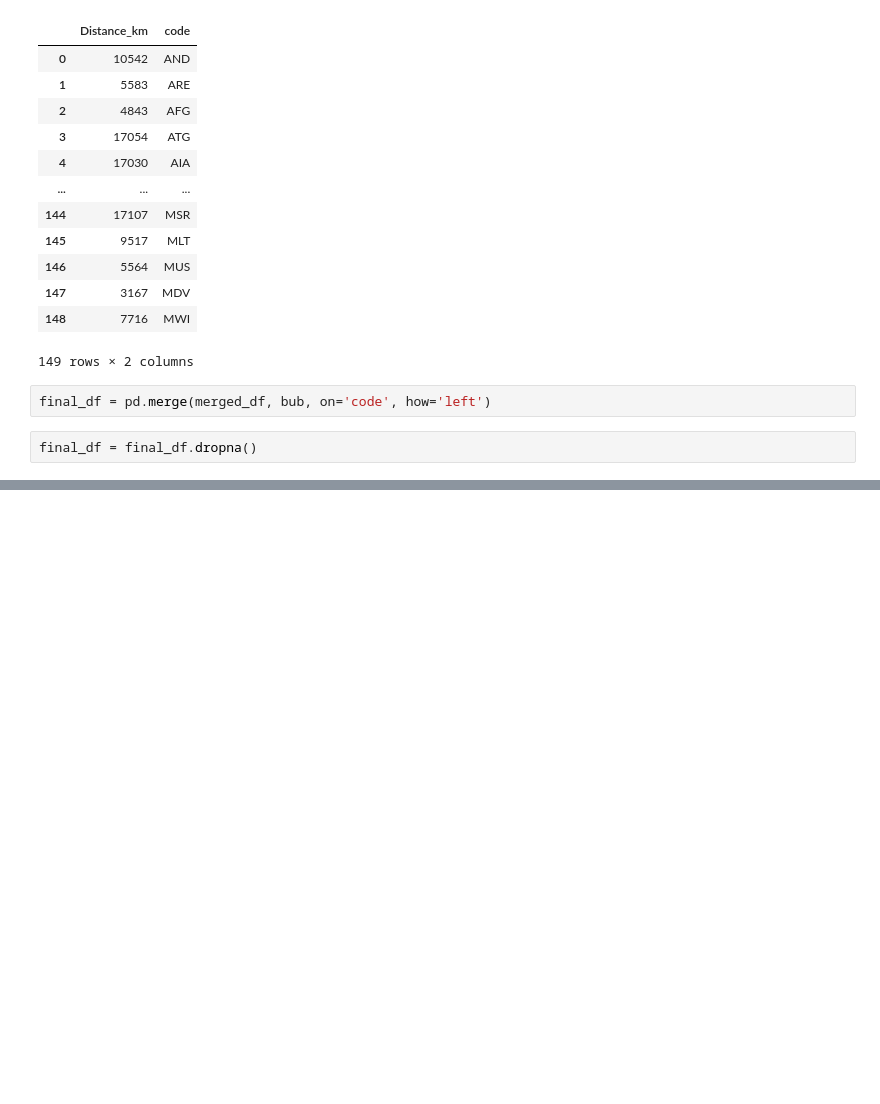
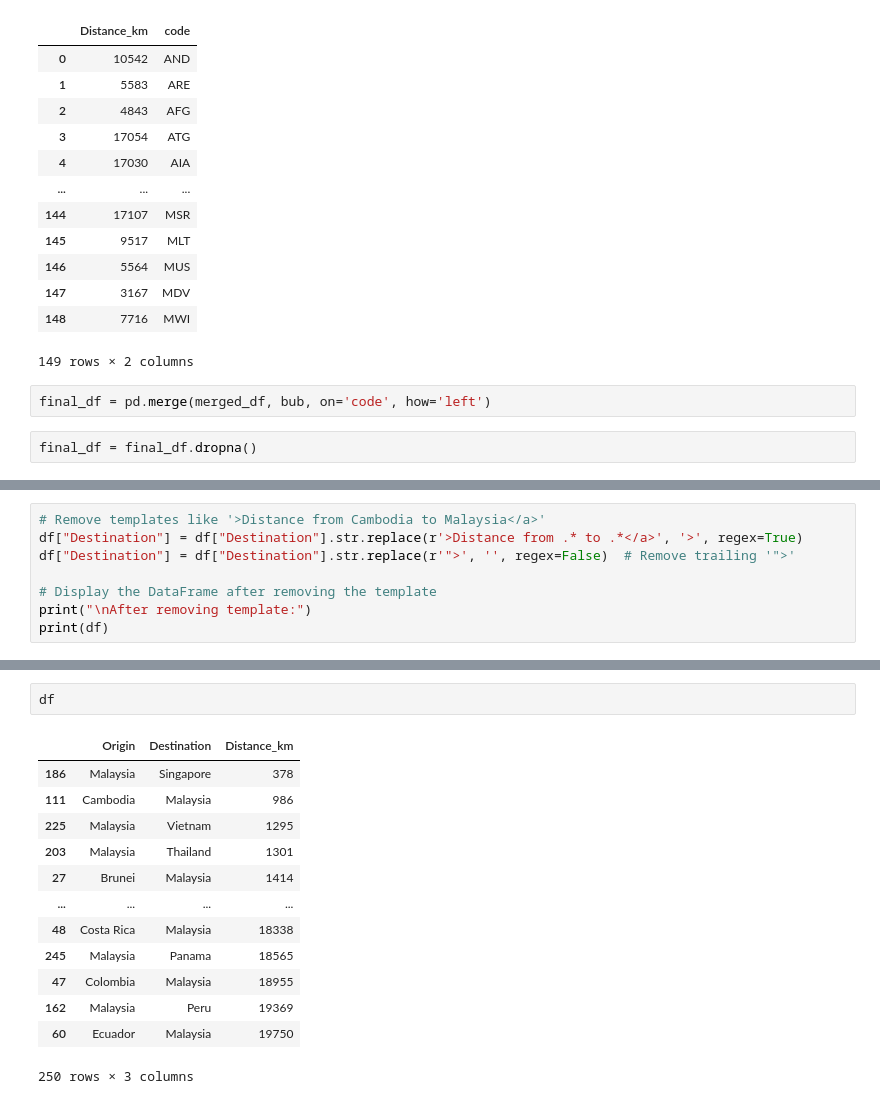
Before and after one commit to steverahardjo/viz02, a Jupyter notebook: src/dataset/proccessing.ipynb, the cells around one changed output, grey strips where cells are left out. Saved outputs shown, nothing was run; the diff lists cells and outputs as text; blank space fills up the shorter version.

```diff
--- a/src/dataset/proccessing.ipynb
+++ b/src/dataset/proccessing.ipynb
@@ -416,0 +493,8 @@ p=pd.read_csv("pictograph.csv")
+# %%
+# Remove templates like '>Distance from Cambodia to Malaysia</a>'
+df["Destination"] = df["Destination"].str.replace(r'>Distance from .* to .*</a>', '>', regex=True)
+df["Destination"] = df["Destination"].str.replace(r'">', '', regex=False)  # Remove trailing '">'
+
+# Display the DataFrame after removing the template
+print("\nAfter removing template:")
+print(df)
@@ -416,0 +517,16 @@ p=pd.read_csv("pictograph.csv")
+# %%
+df
+# %% [output]
+|  | Origin | Destination | Distance_km |
+| 186 | Malaysia | Singapore | 378 |
+| 111 | Cambodia | Malaysia | 986 |
+| 225 | Malaysia | Vietnam | 1295 |
+| 203 | Malaysia | Thailand | 1301 |
+| 27 | Brunei | Malaysia | 1414 |
+| ... | ... | ... | ... |
+| 48 | Costa Rica | Malaysia | 18338 |
+| 245 | Malaysia | Panama | 18565 |
+| 47 | Colombia | Malaysia | 18955 |
+| 162 | Malaysia | Peru | 19369 |
+| 60 | Ecuador | Malaysia | 19750 |
+250 rows × 3 columns
```
Also changed, not shown: parts of 12 cells of this notebook, 11 other files.
